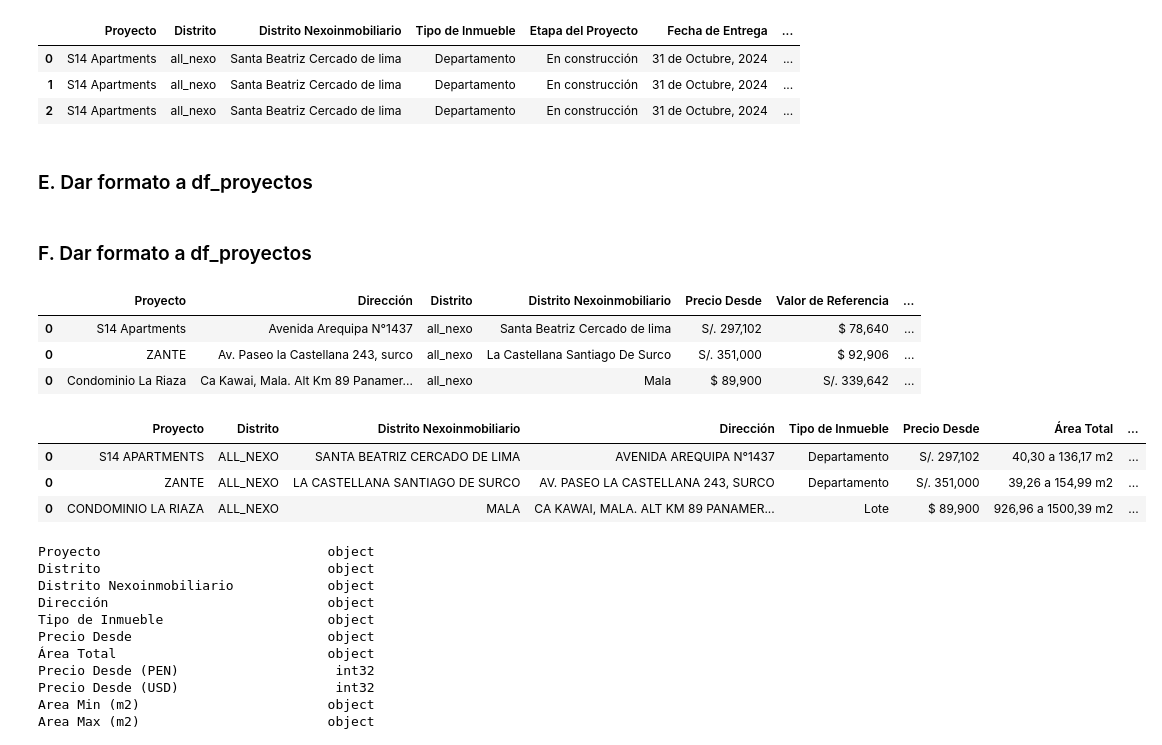
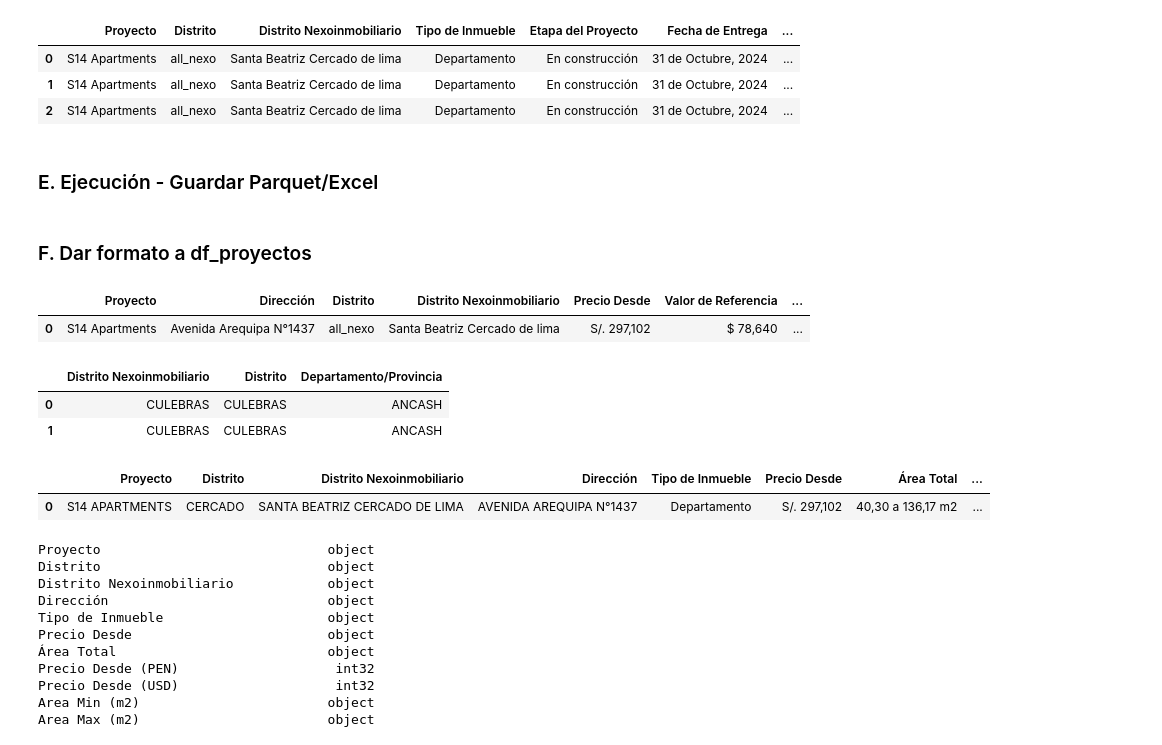
Before and after one commit to NahumFGz/NexoInmobiliarioScrapper, a Jupyter notebook: v3- Scrapp.ipynb, the cells around one changed output. Drawn from its saved outputs; the diff is of its cells as text; code cells hidden in the pictures.

```diff
--- a/v3- Scrapp.ipynb
+++ b/v3- Scrapp.ipynb
@@ -383,8 +383,8 @@ df_modelos.head(3)
 | 0 | S14 Apartments | all_nexo | Santa Beatriz Cercado de lima | Departamento | En construcción | 31 de Octubre, 2024 | ... |
 | 1 | S14 Apartments | all_nexo | Santa Beatriz Cercado de lima | Departamento | En construcción | 31 de Octubre, 2024 | ... |
 | 2 | S14 Apartments | all_nexo | Santa Beatriz Cercado de lima | Departamento | En construcción | 31 de Octubre, 2024 | ... |
-# %% [markdown]
-### E. Dar formato a df_proyectos
+# %% [markdown]
+### E. Ejecución - Guardar Parquet/Excel
 # %%
 # Guardar df_proyectos y df_modelos en un parquet
 df_proyectos.to_parquet(os.path.join(os.getcwd(),'outputs','df_proyectos.parquet'))
@@ -400,12 +400,17 @@ import os
 import pandas as pd
 
 df_proyectos = pd.read_parquet(os.path.join(os.getcwd(),'outputs','df_proyectos.parquet'))
-df_proyectos.head(3)
+df_proyectos.head(1)
 # %% [output]
 |  | Proyecto | Dirección | Distrito | Distrito Nexoinmobiliario | Precio Desde | Valor de Referencia | ... |
 | 0 | S14 Apartments | Avenida Arequipa N°1437 | all_nexo | Santa Beatriz Cercado de lima | S/. 297,102 | $ 78,640 | ... |
-| 0 | ZANTE | Av. Paseo la Castellana 243, surco | all_nexo | La Castellana Santiago De Surco | S/. 351,000 | $ 92,906 | ... |
-| 0 | Condominio La Riaza | Ca Kawai, Mala. Alt Km 89 Panamer... | all_nexo | Mala | $ 89,900 | S/. 339,642 | ... |
+# %%
+df_distritos = pd.read_excel(os.path.join(os.getcwd(),'outputs','distritos.xlsx'))
+df_distritos.head(2)
+# %% [output]
+|  | Distrito Nexoinmobiliario | Distrito | Departamento/Provincia |
+| 0 | CULEBRAS | CULEBRAS | ANCASH |
+| 1 | CULEBRAS | CULEBRAS | ANCASH |
 # %%
 def formato_fecha(mes_str):
     meses = {
@@ -471,38 +476,40 @@ df_proyectos_format['Precio Desde (PEN)'] = df_proyectos_format.apply(lambda row
 df_proyectos_format['Precio Desde (USD)'] = df_proyectos_format['Precio Desde (USD)'].astype(float)
 df_proyectos_format['Precio Desde (PEN)'] = df_proyectos_format['Precio Desde (PEN)'].astype(float)
 
 # 7. Reemplazar los valores de NaN por el tipo de cambio
 df_proyectos_format['Precio Desde (USD)'] = df_proyectos_format['Precio Desde (USD)'].fillna(df_proyectos_format['Precio Desde (PEN)'] / 3.75)
 df_proyectos_format['Precio Desde (PEN)'] = df_proyectos_format['Precio Desde (PEN)'].fillna(df_proyectos_format['Precio Desde (USD)'] * 3.75)
 
 # 8. Castear Precio Desde (USD) y Precio Desde (PEN) a int
 df_proyectos_format['Precio Desde (USD)'] = df_proyectos_format['Precio Desde (USD)'].astype(int)
 df_proyectos_format['Precio Desde (PEN)'] = df_proyectos_format['Precio Desde (PEN)'].astype(int)
 
 # 9. Area Total Min y Area Total Max
 df_proyectos_format['Area Min (m2)'] = df_proyectos_format['Área Total'].apply(lambda x: x.split(' a ')[0].strip())
 df_proyectos_format['Area Max (m2)'] = df_proyectos_format['Área Total'].apply(lambda x: x.split(' a ')[1].split('m2')[0].strip())
 
 # 10. Reemplazar '.' por ',' en las columnas de Área Total	, Area Min (m2) y Area Max (m2)
 df_proyectos_format['Área Total'] = df_proyectos_format['Área Total'].str.replace('.',',')
 df_proyectos_format['Area Min (m2)'] = df_proyectos_format['Area Min (m2)'].str.replace('.',',')
 df_proyectos_format['Area Max (m2)'] = df_proyectos_format['Area Max (m2)'].str.replace('.',',')
 
-# 11. Reordenar las columnas
+# 11. Eliminar la columna 'Distrito', luego merge con df_distritos por 'Distrito Nexoinmobiliario'
+df_proyectos_format = df_proyectos_format.drop(columns=['Distrito'])
+df_proyectos_format = df_proyectos_format.merge(df_distritos, how='left', on='Distrito Nexoinmobiliario')
+
+# 12. Reordenar las columnas
 df_proyectos_format = df_proyectos_format[['Proyecto', 'Distrito', 'Distrito Nexoinmobiliario', 'Dirección',  'Tipo de Inmueble', 'Precio Desde','Área Total', 'Precio Desde (PEN)', 'Precio Desde (USD)',
                                            'Area Min (m2)', 'Area Max (m2)',
                                            'Dormitorios', 'Etapa del Proyecto', 'Fecha de Entrega', 'Financiamiento',
                                            'Inmobiliaria Nombre', 'Áreas Comunes', 'URL Nexoinmobiliario',
                                            'URL Google Maps'
                                            ]]
 
 # Ordenar precio desde menor a mayor
-df_proyectos_format.head(3)
+df_proyectos_format.head(1)
 # %% [output]
 |  | Proyecto | Distrito | Distrito Nexoinmobiliario | Dirección | Tipo de Inmueble | Precio Desde | Área Total | ... |
-| 0 | S14 APARTMENTS | ALL_NEXO | SANTA BEATRIZ CERCADO DE LIMA | AVENIDA AREQUIPA N°1437 | Departamento | S/. 297,102 | 40,30 a 136,17 m2 | ... |
-| 0 | ZANTE | ALL_NEXO | LA CASTELLANA SANTIAGO DE SURCO | AV. PASEO LA CASTELLANA 243, SURCO | Departamento | S/. 351,000 | 39,26 a 154,99 m2 | ... |
-| 0 | CONDOMINIO LA RIAZA | ALL_NEXO | MALA | CA KAWAI, MALA. ALT KM 89 PANAMER... | Lote | $ 89,900 | 926,96 a 1500,39 m2 | ... |
+| 0 | S14 APARTMENTS | CERCADO | SANTA BEATRIZ CERCADO DE LIMA | AVENIDA AREQUIPA N°1437 | Departamento | S/. 297,102 | 40,30 a 136,17 m2 | ... |
 # %%
 df_proyectos_format.dtypes
 # %% [output]
```
Also changed, not shown: parts of 1 cell of this notebook, 1 other file.
